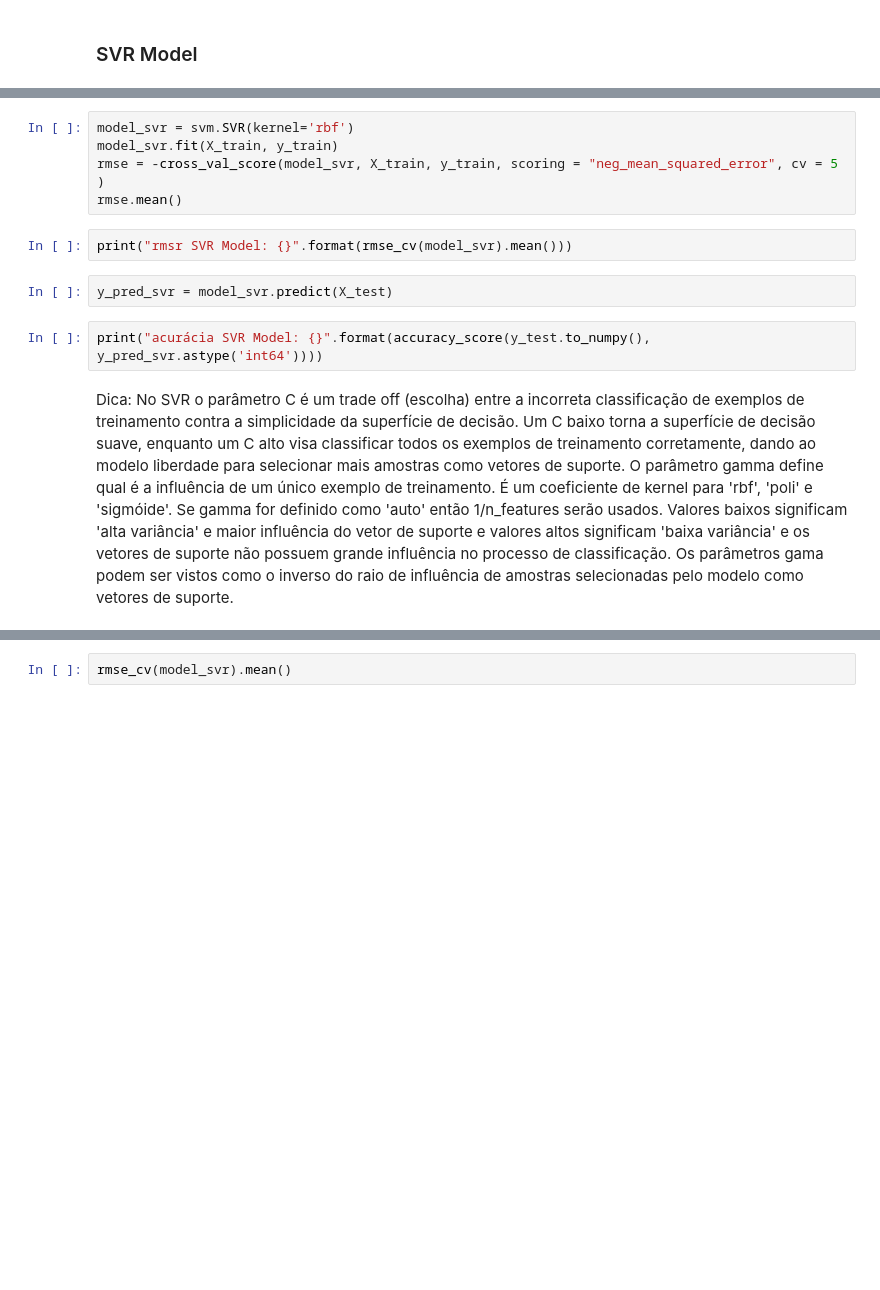
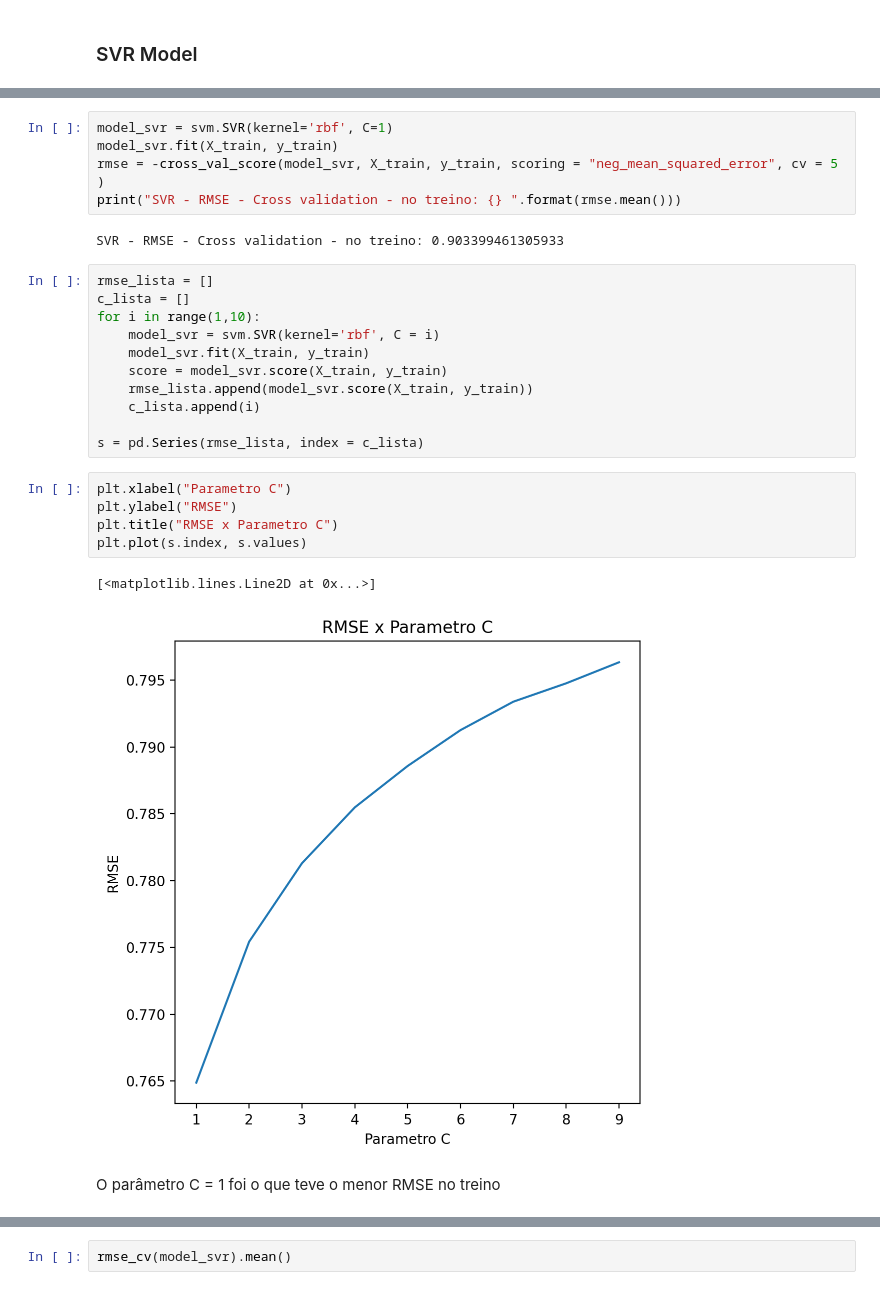
Before and after one commit to alananeo/votos, a Jupyter notebook: tarefa.ipynb, the cells around one changed output, grey strips where cells are left out. Saved outputs shown, nothing was run; the diff lists cells and outputs as text; blank space fills up the shorter version.

```diff
--- a/tarefa.ipynb
+++ b/tarefa.ipynb
@@ -191,16 +205,31 @@ rmse.mean()
 # %%
-model_svr = svm.SVR(kernel='rbf')
+model_svr = svm.SVR(kernel='rbf', C=1)
 model_svr.fit(X_train, y_train)
 rmse = -cross_val_score(model_svr, X_train, y_train, scoring = "neg_mean_squared_error", cv = 5 )
-rmse.mean()
+print("SVR - RMSE - Cross validation - no treino: {} ".format(rmse.mean()))
+# %% [output]
+SVR - RMSE - Cross validation - no treino: 0.903399461305933
-# %%
-print("rmsr SVR Model: {}".format(rmse_cv(model_svr).mean()))
-# %%
-y_pred_svr = model_svr.predict(X_test)
-# %%
-print("acurácia SVR Model: {}".format(accuracy_score(y_test.to_numpy(), y_pred_svr.astype('int64'))))
-# %% [markdown]
-Dica: No SVR o parâmetro C é um trade off (escolha) entre a incorreta classificação de exemplos de treinamento contra a simplicidade da superfície de decisão. Um C baixo torna a superfície de decisão suave, enquanto um C alto visa classificar todos os exemplos de treinamento corretamente, dando ao modelo liberdade para selecionar mais amostras como vetores de suporte. O parâmetro gamma define qual é a influência de um único exemplo de treinamento. É um coeficiente de kernel para 'rbf', 'poli' e 'sigmóide'. Se gamma for definido como 'auto' então 1/n_features serão usados. Valores baixos significam 'alta variância' e maior influência do vetor de suporte e valores altos significam 'baixa variância' e os vetores de suporte não possuem grande influência no processo de classificação. Os parâmetros gama podem ser vistos como o inverso do raio de influência de amostras selecionadas pelo modelo como vetores de suporte.
+# %%
+rmse_lista = []
+c_lista = []
+for i in range(1,10):
+    model_svr = svm.SVR(kernel='rbf', C = i)
+    model_svr.fit(X_train, y_train)
+    score = model_svr.score(X_train, y_train)
+    rmse_lista.append(model_svr.score(X_train, y_train))
+    c_lista.append(i)
+
+s = pd.Series(rmse_lista, index = c_lista)
+# %%
+plt.xlabel("Parametro C")
+plt.ylabel("RMSE")
+plt.title("RMSE x Parametro C")
+plt.plot(s.index, s.values)
+# %% [output]
+[<matplotlib.lines.Line2D at 0x...>]
+[figure, added]
+# %% [markdown]
+O parâmetro C = 1 foi o que teve o menor RMSE no treino
 # %%
 def testar_kernels(kernels):
     for kernel in kernels:
```
Also changed, not shown: parts of 24 cells of this notebook.
